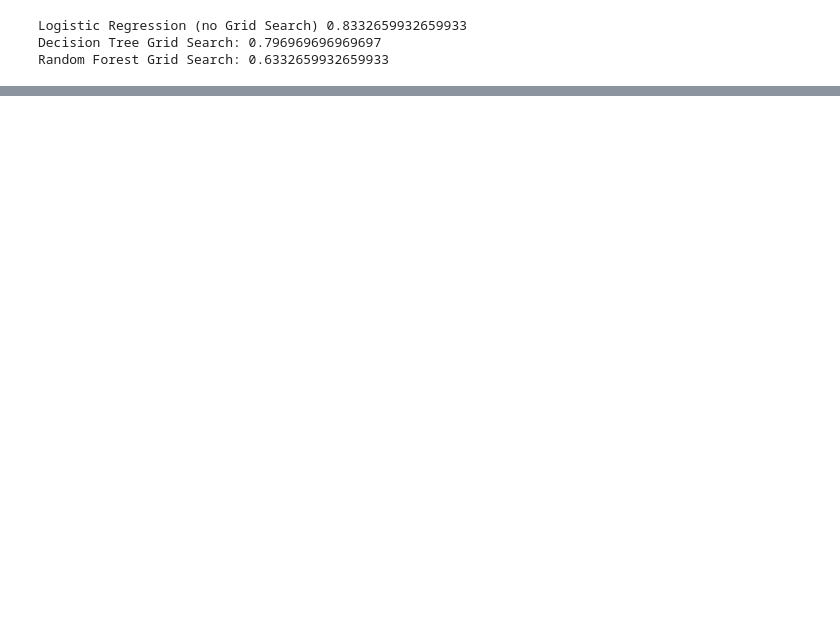
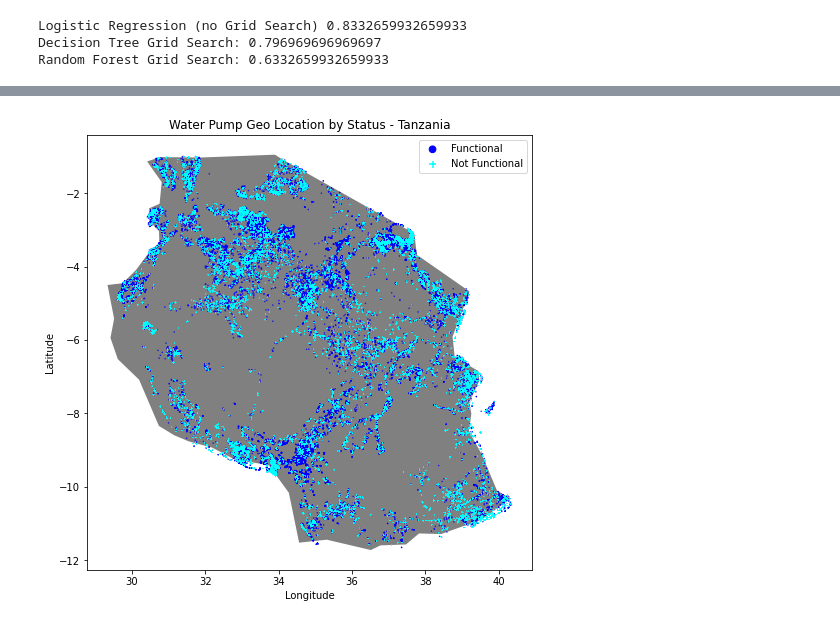
Before and after one commit to ovilar/phase_3-project, a Jupyter notebook: index.ipynb, the cells around one changed output, grey strips where cells are left out. Saved outputs shown, nothing was run; the diff lists cells and outputs as text; code cells hidden in the pictures; blank space fills up the shorter version.

```diff
--- a/index.ipynb
+++ b/index.ipynb
@@ -655,0 +742,28 @@ Random Forest Grid Search: 0.6332659932659933
+# %%
+# Preparing the Geopandas Dataset
+dfmap = dfmap[(dfmap['longitude'] != 0) & (dfmap['latitude'] != 0)]
+
+# Encoding Functional and Not Functional
+dfmap['status_group'] = [1 if x == 'functional' else 0 for x in dfmap['status_group']]
+
+# Filtering for Functional and Not Funcional
+func = dfmap[dfmap['status_group'] == 1]
+not_func = dfmap[dfmap['status_group'] == 0]
+
+geo_func = [Point(xy) for xy in zip(func['longitude'], func['latitude'])]
+geo_nfunc = [Point(xy) for xy in zip(not_func['longitude'], not_func['latitude'])]
+
+# Adding the Water Pump Status
+func = GeoDataFrame(func, geometry = geo_func)
+not_func = GeoDataFrame(not_func, geometry = geo_nfunc)
+# %%
+# Now the Final Graph
+ax = tanzania.plot(figsize = (15, 8), color = 'gray')
+func.plot(column = 'status_group', marker ='o', markersize = 0.2, cmap = 'winter', ax = ax)
+not_func.plot(column = 'status_group', marker = '+', markersize = 0.2, cmap = 'cool', ax = ax)
+ax.legend(['Functional', 'Not Functional'], markerscale = 15)
+ax.set_title('Water Pump Geo Location by Status - Tanzania')
+ax.set_xlabel('Longitude')
+ax.set_ylabel('Latitude');
+# %% [output]
+[figure, added]
```
Also changed, not shown: parts of 17 cells of this notebook, 2 other files.
